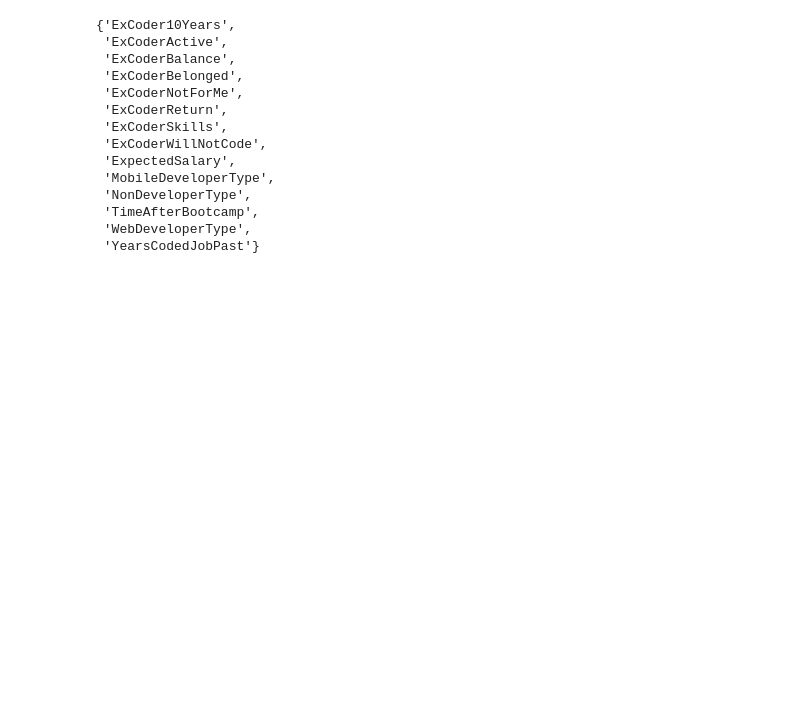
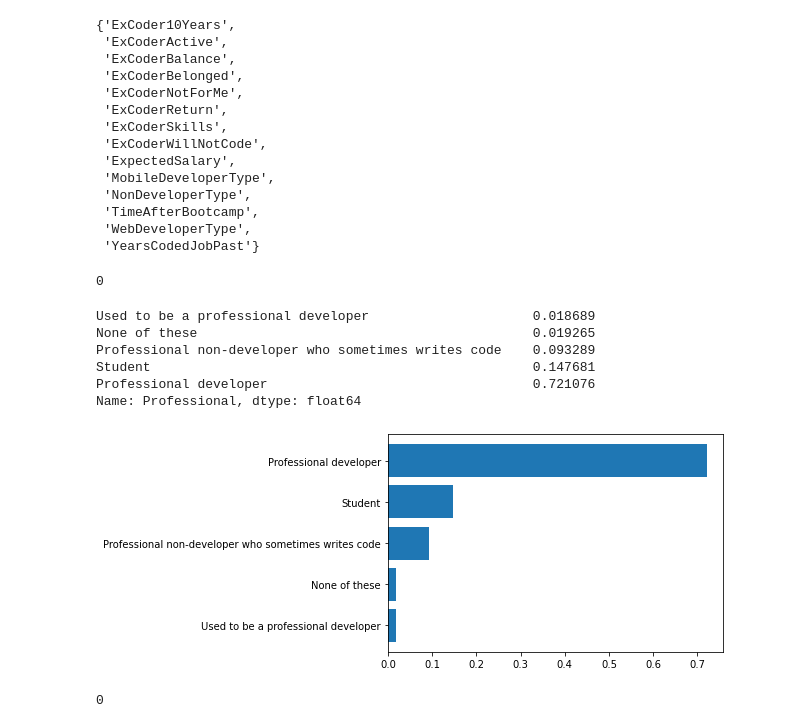
Before and after one commit to Alex-YuZ/SurveyDataAnalysis, a Jupyter notebook: SurveyDataAnalysis.ipynb, the cells around one changed output. Cells and saved outputs as stored; diff of their text form; code cells hidden in the pictures; blank space fills up the shorter version.

```diff
--- a/SurveyDataAnalysis.ipynb
+++ b/SurveyDataAnalysis.ipynb
@@ -94,3 +94,30 @@ nulls_75plus
  'TimeAfterBootcamp',
  'WebDeveloperType',
  'YearsCodedJobPast'}
+# %%
+# 4. Professional status value counts
+## Check null values in `Professional` feature
+df.Professional.isna().sum()
+# %% [output]
+0
+# %%
+status_vals = df.Professional.value_counts(dropna=False, normalize=True, ascending=True)
+status_vals
+# %% [output]
+Used to be a professional developer                     0.018689
+None of these                                           0.019265
+Professional non-developer who sometimes writes code    0.093289
+Student                                                 0.147681
+Professional developer                                  0.721076
+Name: Professional, dtype: float64
+# %%
+# Visualization for Q4
+plt.barh(y=status_vals.index.values, width=status_vals.values);
+# %% [output]
+[figure, added]
+# %%
+# 5. `FormalEducation` value counts
+## Check null values in `FormalEducation` feature
+df.FormalEducation.isna().sum()
+# %% [output]
+0
```
Also changed, not shown: parts of 5 cells of this notebook.
